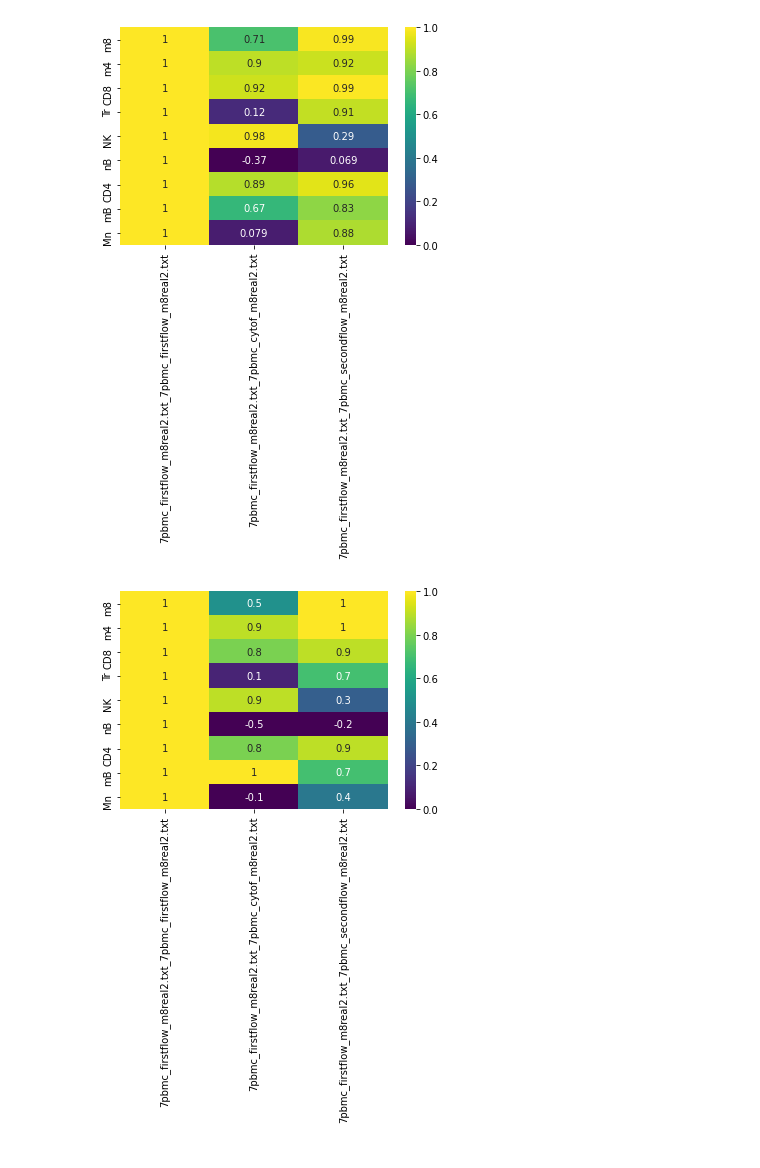
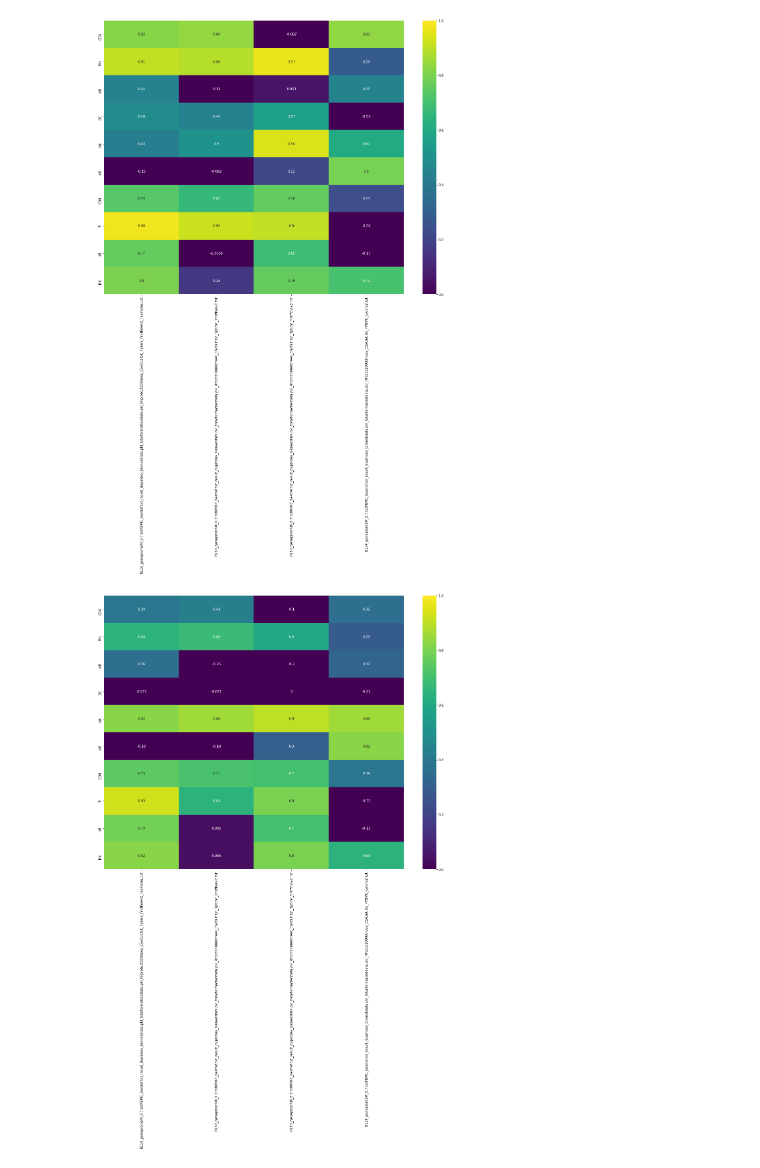
Before and after one commit to Irfanwustl/Research_code, a Jupyter notebook: Bilge/methodsummary/method_correlation_new.ipynb, the cells around one changed output. Saved outputs shown, nothing was run; the diff lists cells and outputs as text; code cells hidden in the pictures.

```diff
--- a/Bilge/methodsummary/method_correlation_new.ipynb
+++ b/Bilge/methodsummary/method_correlation_new.ipynb
@@ -6,8 +6,8 @@ import matplotlib.pyplot as plt
 import os
 from scipy.stats.mstats import pearsonr, spearmanr
 # %%
-subset = True
-fol = '/Users/irffanalahi/Research/Research_update/SoftRD/largerEXP/genepromdelta.7/REAL_samples/deconprepare/corr_among_gt/allgtsummary/whatwrong/firstflow'
+subset = False
+fol = '/Users/irffanalahi/Research/Research_update/SoftRD/largerEXP/genepromdelta.7/Randomforest/developing/onPBMC/corr/withDC/allmethodsum/rfprob'
 
 files = os.listdir(fol)
 
@@ -94,12 +95,14 @@ df_spearman.to_csv(fol + '_spearman_correlation.txt', sep='\t')
 # %%
+plt.figure(figsize=(20,15))
 pearson_heatmap = sns.heatmap(df_pearson, cmap='viridis', annot=True, vmin=0.0, vmax=1.0)
 pearson_heatmap.set_facecolor('gray')
 plt.savefig(fol + '_pearson_heatmap.pdf', bbox_inches='tight')
 # %% [output]
-[figure, old version]
+[figure, new version]
 # %%
+plt.figure(figsize=(20,15))
 spearman_heatmap = sns.heatmap(df_spearman, cmap='viridis', annot=True, vmin=0.0, vmax=1.0)
 spearman_heatmap.set_facecolor('gray')
 plt.savefig(fol + '_spearman_heatmap.pdf', bbox_inches='tight')
 # %% [output]
-[figure, old version]
+[figure, new version]
```
Also changed, not shown: parts of 2 cells of this notebook, 6 other files.
